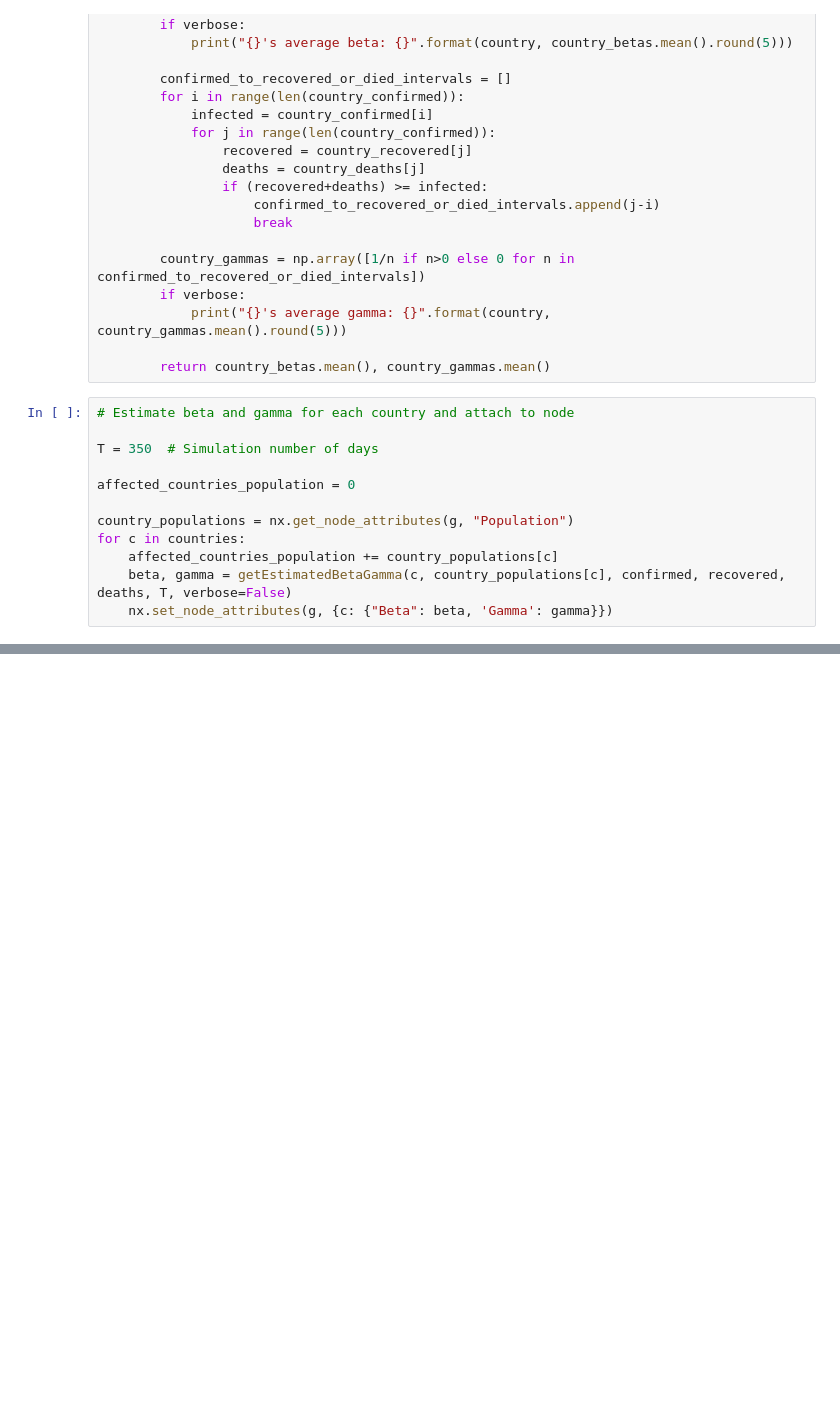
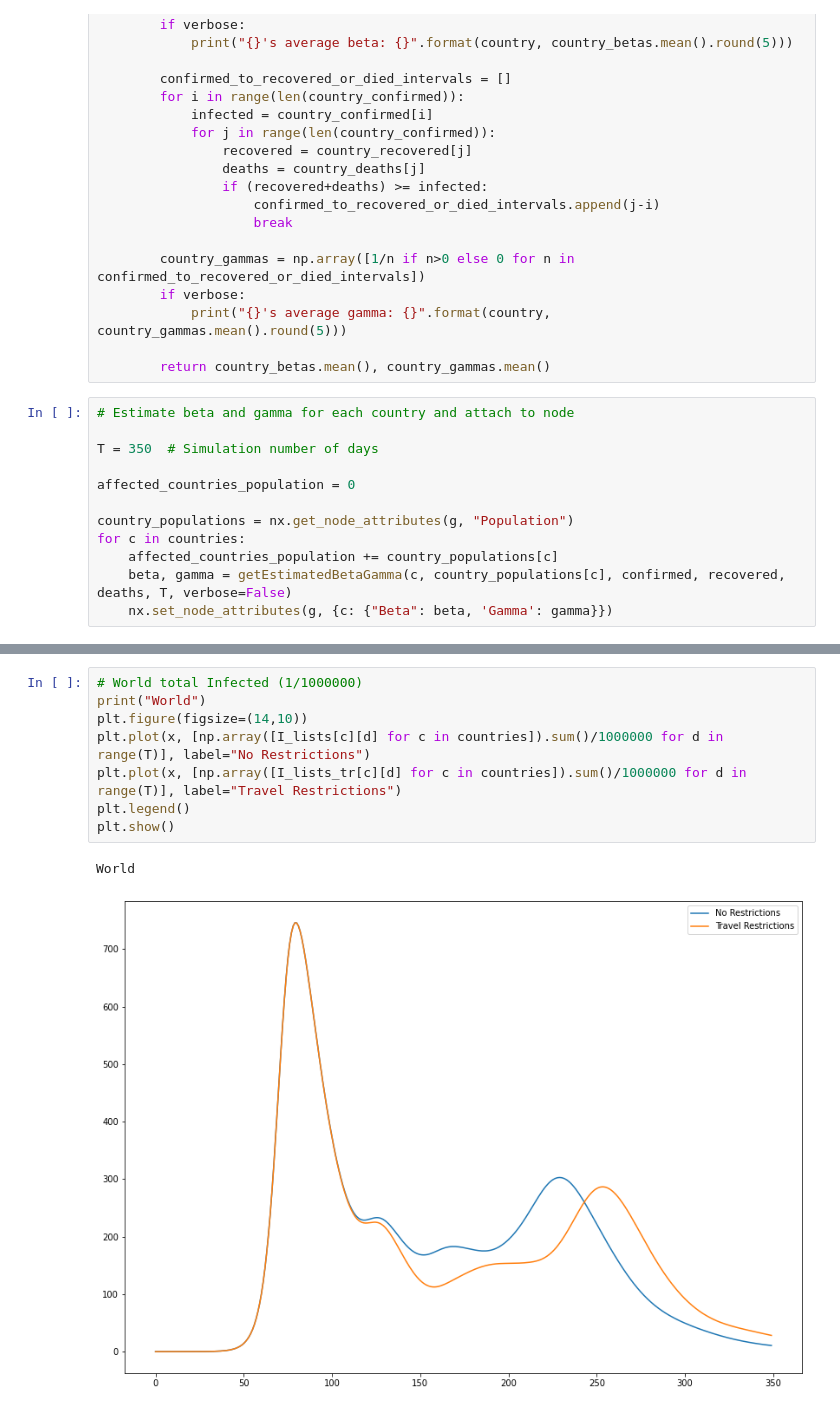
Before and after one commit to DonPablo99/covid-19-world-air-network-analysis, a Jupyter notebook: Model.ipynb, the cells around one changed output, grey strips where cells are left out. Drawn from its saved outputs; the diff is of its cells as text; blank space fills up the shorter version.

```diff
--- a/Model.ipynb
+++ b/Model.ipynb
@@ -256,0 +383,11 @@ countries_peak_day = {c: I_lists[c].index(max(I_lists[c])) for c in countries}
+# %%
+# World total Infected (1/1000000)
+print("World")
+plt.figure(figsize=(14,10))
+plt.plot(x, [np.array([I_lists[c][d] for c in countries]).sum()/1000000 for d in range(T)], label="No Restrictions")
+plt.plot(x, [np.array([I_lists_tr[c][d] for c in countries]).sum()/1000000 for d in range(T)], label="Travel Restrictions")
+plt.legend()
+plt.show()
+# %% [output]
+World
+[figure, added]
```
Also changed, not shown: parts of 27 cells of this notebook, 1 other file.
